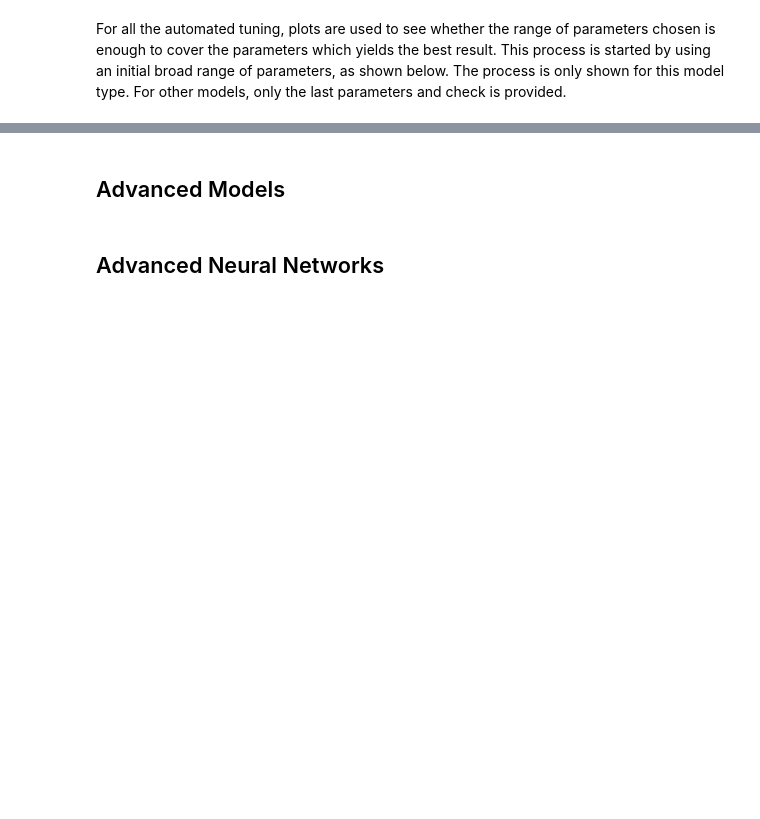
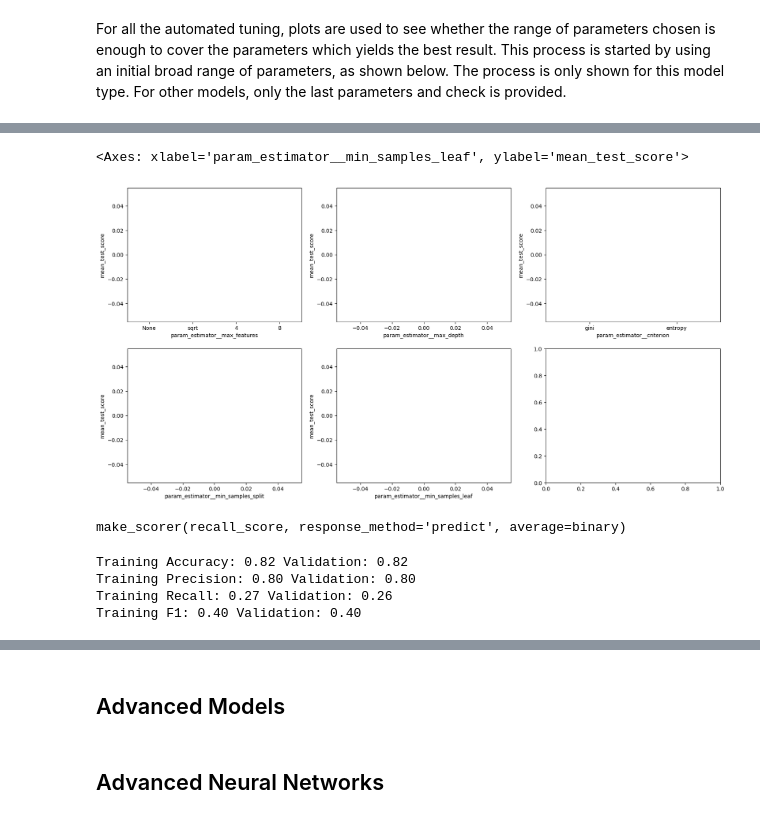
Before and after one commit to Wilbnil/Prakmas-2026, a Jupyter notebook: Oblig 2/Ensemble Models & Artificial Neural Networks.ipynb, the cells around one changed output, grey strips where cells are left out. Drawn from its saved outputs; the diff is of its cells as text; code cells hidden in the pictures; blank space fills up the shorter version.

```diff
--- a/Oblig 2/Ensemble Models & Artificial Neural Networks.ipynb
+++ b/Oblig 2/Ensemble Models & Artificial Neural Networks.ipynb
@@ -262,3 +375,16 @@ def validation(model):
+# %%
+# Function for saving and loading GridSearchCV objects
+def getModelGrid(pipeline, params, path="Models/default_model.pkl", new_flag=0, n_jobs = 1, score = "recall"):
+    # Fit model if either the flag for a new model is active or no model is found. If the flag is false and a model is found, the old model is loaded.
+    if not pth.isfile(path) or new_flag:
+        grid = GridSearchCV(pipeline, params, n_jobs=n_jobs, scoring=score)
+        grid.fit(features_train, targets_train)
+        joblib.dump(grid, path)
+        print(f"Grid saved at: {path}")
+    else:
+        grid = joblib.load(path)
+        print(f"Grid loaded from: {path}")
+    return grid, pd.DataFrame(grid.cv_results_)
 # %% [markdown]
 ## Baseline Models
 # %% [markdown]
@@ -278,12 +424,14 @@ For all the automated tuning, plots are used to see whether the range of paramet
 # %%
 # Initial parameters for decision tree to check which are tuned for decision trees.
 dt_params_init = {
-    'max_depth': [2, 4, 8, 12],
-    'max_features': [None, 'sqrt', 4, 6]
+    "estimator__max_depth": [2, 5, 15],
+    "estimator__max_features": [None, "sqrt", 4, 8],
+    "estimator__criterion": ["gini", "entropy"],
+    "estimator__min_samples_split": [0.05, 0.3, 3, 8, 12],
+    "estimator__min_samples_leaf": [0.05, 0.3, 3, 8, 12]
 }
 # %%
 
-
 # fit initial model to investigate parameters.
-dt_grid_init = GridSearchCV(dt_pipe, dt_params_init)
-dt_grid_init.fit(features_train, targets_train)
+dt_grid_init, dt_cv_results_init = getModelGrid(dt_pipe, dt_params_init, path="Models/Baseline/dt_pipe.pkl", new_flag=dt_new_flag, n_jobs=8)
+dt_cv_results_init
@@ -289,0 +453,3 @@ dt_grid_init.fit(features_train, targets_train)
+# %%
+dt_cv_results = pd.DataFrame(dt_grid_init.cv_results_)
+dt_cv_results
@@ -290,3 +470,26 @@ dt_grid_init.fit(features_train, targets_train)
+# %%
+# Plots for checking if appropriate parameter values have been covered in the tuning.
+# Each parameter has its own plot.
+fig, ax = plt.subplots(2, 3, figsize=(20, 10))
+# Values of None are passed in as a string for the violin plot to work.
+dt_cv_results['param_estimator__max_features'] = dt_cv_results['param_estimator__max_features'].fillna('None')
+sns.violinplot(data=dt_cv_results, x='param_estimator__max_features', y='mean_test_score', ax=ax[0, 0])
+sns.lineplot(data=dt_cv_results, x='param_estimator__max_depth', y='mean_test_score', ax=ax[0, 1])
+sns.barplot(data=dt_cv_results, x='param_estimator__criterion', y='mean_test_score', ax=ax[0, 2])
+sns.lineplot(data=dt_cv_results, x='param_estimator__min_samples_split', y='mean_test_score', ax=ax[1, 0])
+sns.lineplot(data=dt_cv_results, x='param_estimator__min_samples_leaf', y='mean_test_score', ax=ax[1, 1])
+# %% [output]
+<Axes: xlabel='param_estimator__min_samples_leaf', ylabel='mean_test_score'>
+[figure, added]
+# %%
+dt_grid_init.scorer_
+# %% [output]
+make_scorer(recall_score, response_method='predict', average=binary)
 # %%
 # Validate tuning
-validation(dt_grid_init)
+validation(dt_grid_init.best_estimator_)
+# %% [output]
+Training Accuracy: 0.82 Validation: 0.82
+Training Precision: 0.80 Validation: 0.80
+Training Recall: 0.27 Validation: 0.26
+Training F1: 0.40 Validation: 0.40
```
Also changed, not shown: parts of 20 cells of this notebook, 2 other files.
